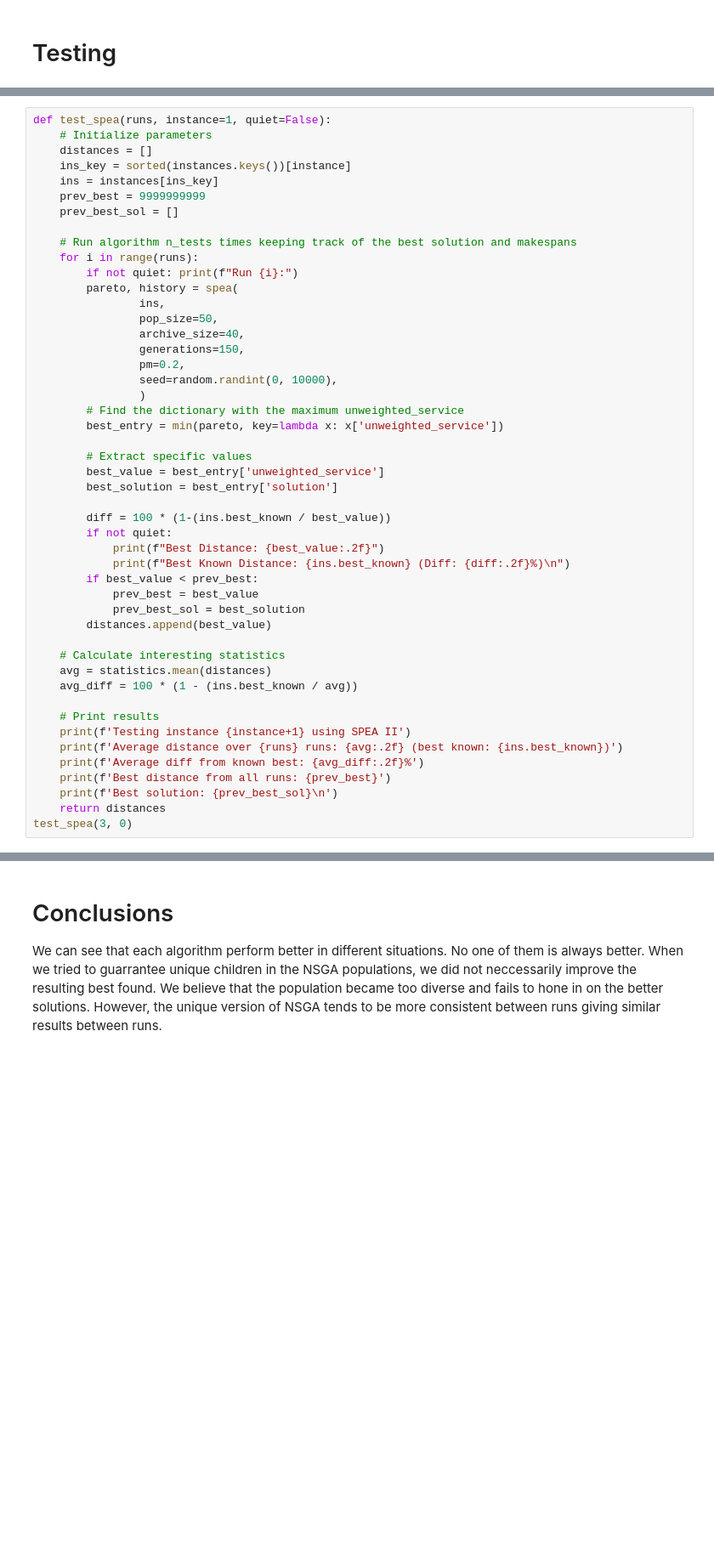
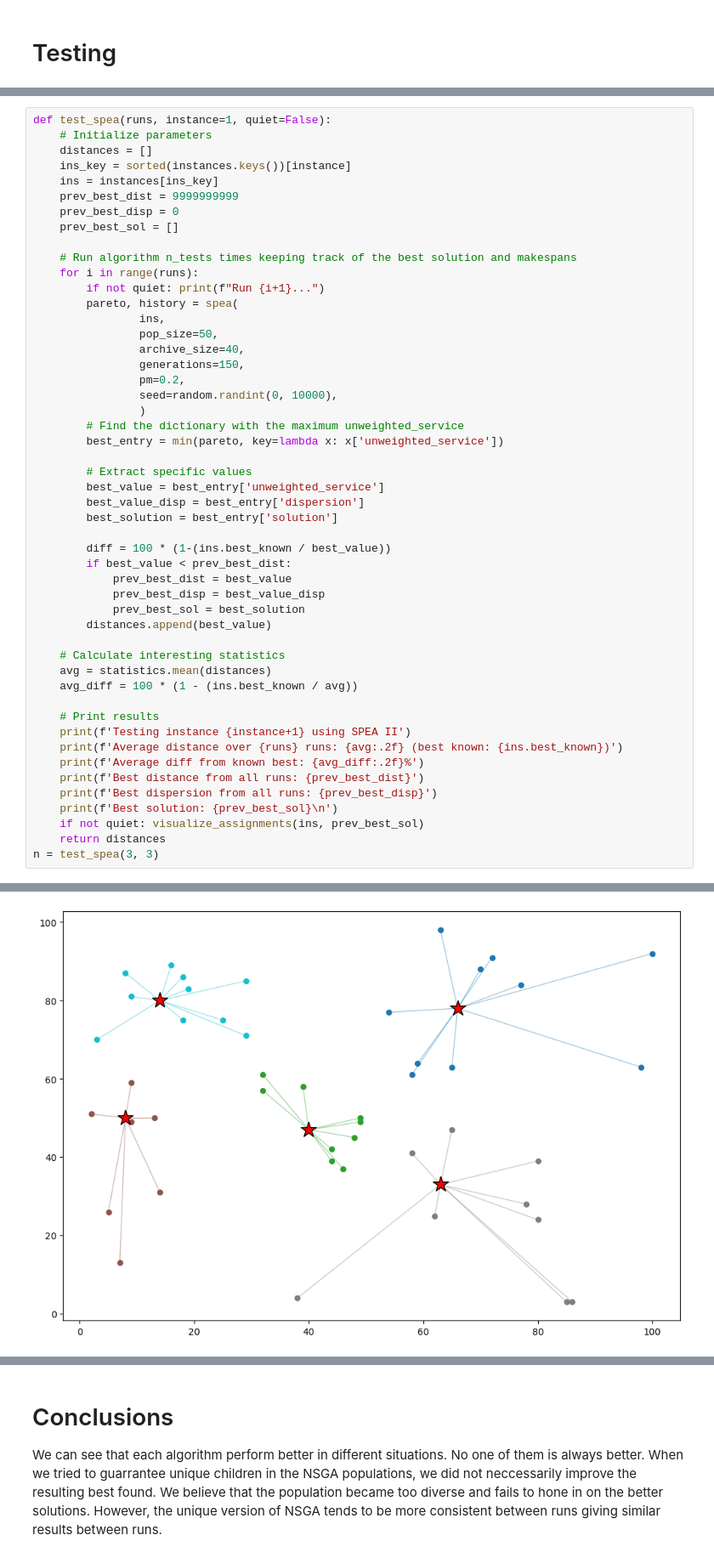
Before and after one commit to Kiopp/Randomized-optimization-algorithms, a Jupyter notebook: p_median_multiple_objectives/nsga-spea.ipynb, the cells around one changed output, grey strips where cells are left out. Shown at 85% size. Drawn from its saved outputs; the diff is of its cells as text; blank space fills up the shorter version.

```diff
--- a/p_median_multiple_objectives/nsga-spea.ipynb
+++ b/p_median_multiple_objectives/nsga-spea.ipynb
@@ -624,12 +699,13 @@ def test_spea(runs, instance=1, quiet=False):
     distances = []
     ins_key = sorted(instances.keys())[instance]
     ins = instances[ins_key]
-    prev_best = 9999999999
+    prev_best_dist = 9999999999
+    prev_best_disp = 0
     prev_best_sol = []
 
     # Run algorithm n_tests times keeping track of the best solution and makespans
     for i in range(runs):
-        if not quiet: print(f"Run {i}:")
+        if not quiet: print(f"Run {i+1}...")
         pareto, history = spea(
                 ins,
                 pop_size=50,
@@ -643,14 +719,13 @@ def test_spea(runs, instance=1, quiet=False):
 
         # Extract specific values
         best_value = best_entry['unweighted_service']
+        best_value_disp = best_entry['dispersion']
         best_solution = best_entry['solution']
 
         diff = 100 * (1-(ins.best_known / best_value))
-        if not quiet:
-            print(f"Best Distance: {best_value:.2f}")
-            print(f"Best Known Distance: {ins.best_known} (Diff: {diff:.2f}%)\n")
-        if best_value < prev_best:
-            prev_best = best_value
+        if best_value < prev_best_dist:
+            prev_best_dist = best_value
+            prev_best_disp = best_value_disp
             prev_best_sol = best_solution
         distances.append(best_value)
 
@@ -662,8 +737,10 @@ def test_spea(runs, instance=1, quiet=False):
     print(f'Testing instance {instance+1} using SPEA II')
     print(f'Average distance over {runs} runs: {avg:.2f} (best known: {ins.best_known})')
     print(f'Average diff from known best: {avg_diff:.2f}%')
-    print(f'Best distance from all runs: {prev_best}')
+    print(f'Best distance from all runs: {prev_best_dist}')
+    print(f'Best dispersion from all runs: {prev_best_disp}')
     print(f'Best solution: {prev_best_sol}\n')
+    if not quiet: visualize_assignments(ins, prev_best_sol)
     return distances
-test_spea(3, 0)
+n = test_spea(3, 3)
 # %% [output]
@@ -687,0 +764 @@ Best solution: (9, 11, 18, 20, 47)
+[figure, added]
```
Also changed, not shown: parts of 12 cells of this notebook, 1 other file.
